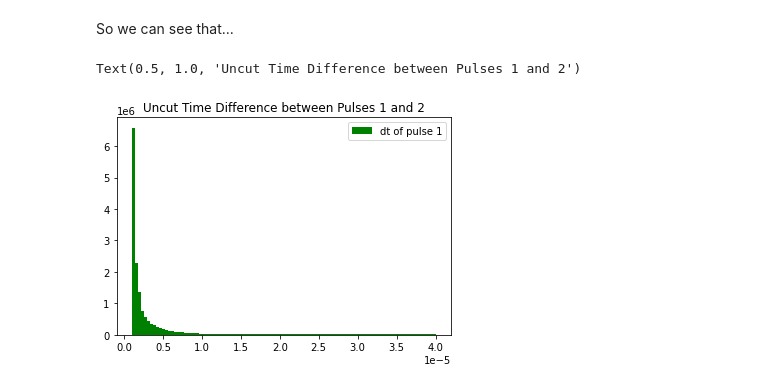
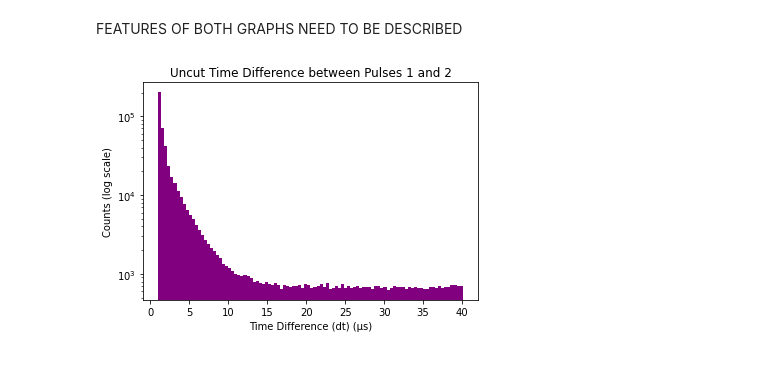
Before and after one commit to amashaperera3/PHYS111B-Lab, a Jupyter notebook: MUOLab1/MUODataAnalysis.ipynb, the cells around one changed output. Drawn from its saved outputs; the diff is of its cells as text; code cells hidden in the pictures.

```diff
--- a/MUOLab1/MUODataAnalysis.ipynb
+++ b/MUOLab1/MUODataAnalysis.ipynb
@@ -8,20 +8,23 @@ import glob
 # %%
-#1. Here we combine all the raw data and put it into a table
-def make_pretty(styler): #this creates the style for the table
-    styler.format_index(lambda v: v.strftime("%A"))
-    styler.background_gradient(axis=None, vmin=1, vmax=5, cmap="YlGnBu")
-    return styler
-
 file_paths = ['MUO_data.txt', 'MUO_data_2.txt', 'MUO_data_3.txt', 'MUO_overnight.txt', 'MUO_overnight_10m.txt', 'MUO_overnight_2.txt', 'MUO_overnight_3.txt', 'MUO_overnight_4.txt',]
 
 dataframes = []
 
-for file in file_paths: #this code runs through each file and appends the contents into dataframes to be concatenated
-    eachdata = pd.read_csv(file, skiprows=3, delimiter="\t")
-    eachdata = data.iloc[:, :6]
+for fp in file_paths: #goes through each file and concatenates them
+    eachdata = pd.read_csv(fp, sep="\t", skiprows=3, engine="python")
+    eachdata = eachdata.iloc[:, :6]
     dataframes.append(eachdata)
-data = pd.concat(dataframes, ignore_index=True)
+df = pd.concat(dataframes, ignore_index=True)
 
-data
+amp1 = df["Ch0_amp1 (V)"].to_numpy()
+amp2 = df["Ch0_amp1 (V)"].to_numpy()
+time1 = df["Ch0_time1 (s)"].to_numpy()
+time2 = df["Ch0_time2 (s)"].to_numpy()
+wid1 = df["Ch0_width1 (s)"].to_numpy()
+wid2 = df["Ch0_width2 (s)"].to_numpy()
+w1 = wid1*1e9 #into nanoseconds
+w2 = wid2*1e9
+
+df[:5] #sanity check
 # %% [output]
 |  | Ch0_time1 (s) | Ch0_amp1 (V) | Ch0_width1 (s) | Ch0_time2 (s) | Ch0_amp2 (V) | Ch0_width2 (s) |
@@ -70,13 +65,14 @@ Text(0.5, 1.0, 'Widths of Pulse 1 and Pulse 2')
-# %% [markdown]
-So we can see that...
+# %% [markdown]
+FEATURES OF BOTH GRAPHS NEED TO BE DESCRIBED
 # %%
-#Before applying cuts, we can first see what
-dt = data['Ch0_time2 (s)'] - data['Ch0_time1 (s)']
-plt.hist(dt, bins=100, label = 'dt of pulse 1', color = 'green')
-plt.legend()
-#plt.xlim(0.0000053, 0.0000056)
+#before applying cuts
+dt_before = (time2 - time1)*1e6
+plt.hist(dt_before, bins=100, color = 'purple')
+plt.yscale('log')
+plt.xlabel("Time Difference (dt) (µs)")
+plt.ylabel("Counts (log scale)")
 plt.title('Uncut Time Difference between Pulses 1 and 2')
+plt.show()
 # %% [output]
-Text(0.5, 1.0, 'Uncut Time Difference between Pulses 1 and 2')
-[figure, old version]
+[figure, new version]
 # %%
```
Also changed, not shown: parts of 36 cells of this notebook, 3 other files.
